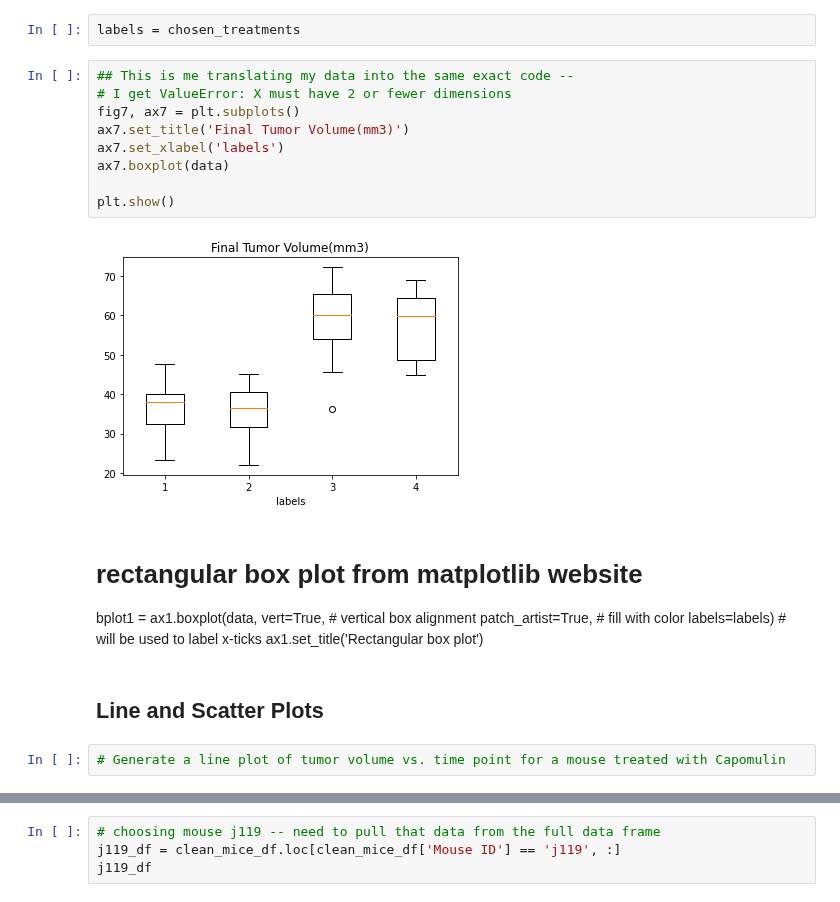
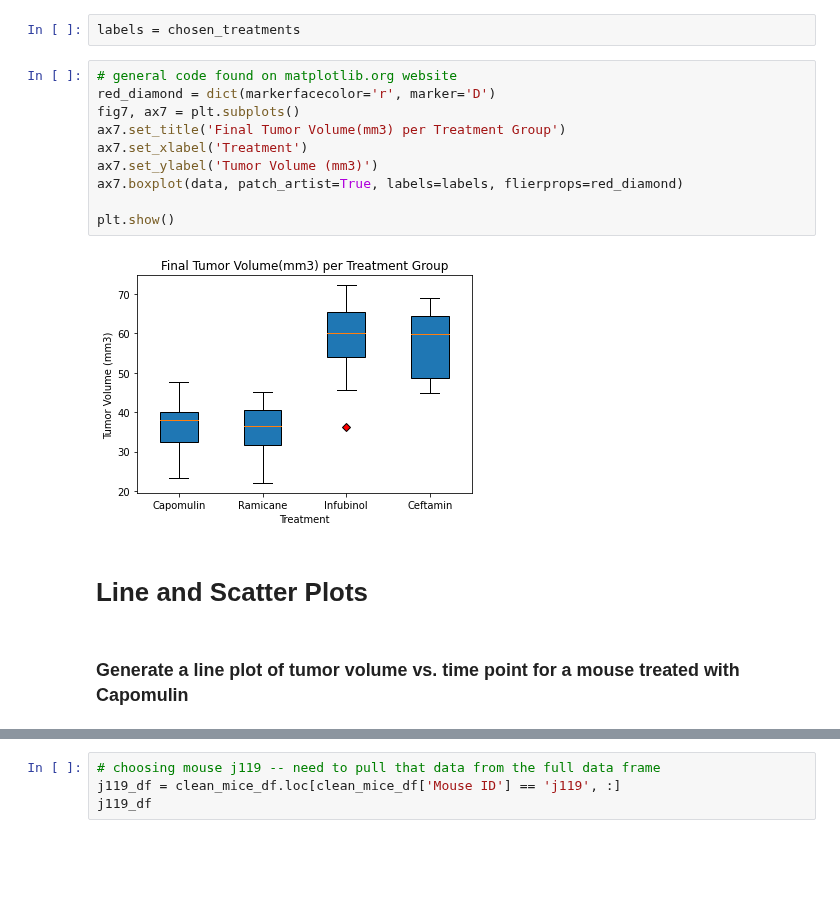
Before and after one commit to juliemcbaker/pymaceuticals, a Jupyter notebook: pymaceuticals_BAKER.ipynb, the cells around one changed output, grey strips where cells are left out. Cells and saved outputs as stored; diff of their text form; blank space fills up the shorter version.

```diff
--- a/pymaceuticals_BAKER.ipynb
+++ b/pymaceuticals_BAKER.ipynb
@@ -804,26 +810,20 @@ ceft_tumors = ceft_sorted_df['Tumor Volume (mm3)']
 data = [capo_tumors, rami_tumors, infu_tumors, ceft_tumors]
 # %%
 labels = chosen_treatments
-# %%
-## This is me translating my data into the same exact code --
-# I get ValueError: X must have 2 or fewer dimensions
-fig7, ax7 = plt.subplots()
-ax7.set_title('Final Tumor Volume(mm3)')
-ax7.set_xlabel('labels')
-ax7.boxplot(data)
-
-plt.show()
-# %% [output]
-[figure, removed]
-# %% [markdown]
-# rectangular box plot from matplotlib website
-bplot1 = ax1.boxplot(data,
-                     vert=True,  # vertical box alignment
-                     patch_artist=True,  # fill with color
-                     labels=labels)  # will be used to label x-ticks
-ax1.set_title('Rectangular box plot')
+# %%
+# general code found on matplotlib.org website
+red_diamond = dict(markerfacecolor='r', marker='D')
+fig7, ax7 = plt.subplots()
+ax7.set_title('Final Tumor Volume(mm3) per Treatment Group')
+ax7.set_xlabel('Treatment')
+ax7.set_ylabel('Tumor Volume (mm3)')
+ax7.boxplot(data, patch_artist=True, labels=labels, flierprops=red_diamond)
+
+plt.show()
+# %% [output]
+[figure, added]
 # %% [markdown]
-## Line and Scatter Plots
+# Line and Scatter Plots
-# %%
-# Generate a line plot of tumor volume vs. time point for a mouse treated with Capomulin
+# %% [markdown]
+### Generate a line plot of tumor volume vs. time point for a mouse treated with Capomulin
 # %%
```
Also changed, not shown: parts of 32 cells of this notebook.
